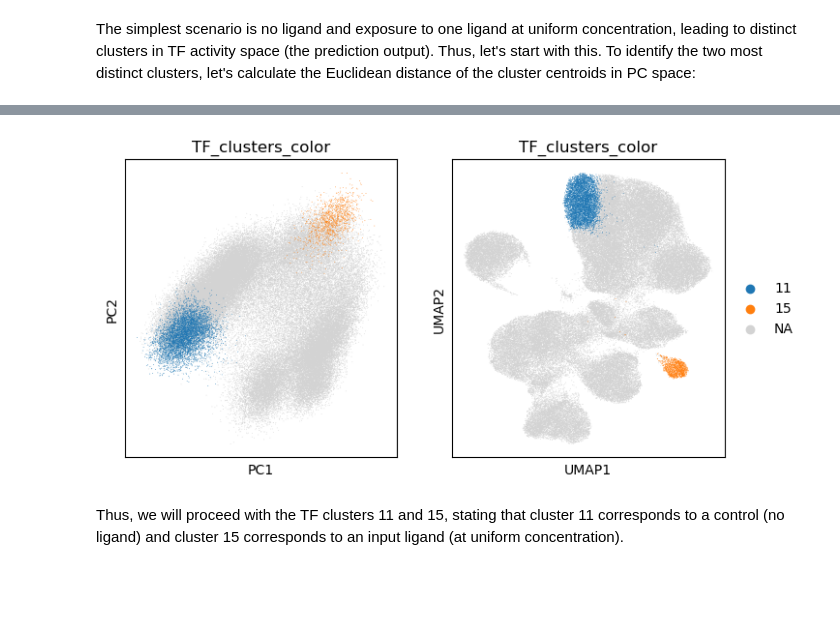
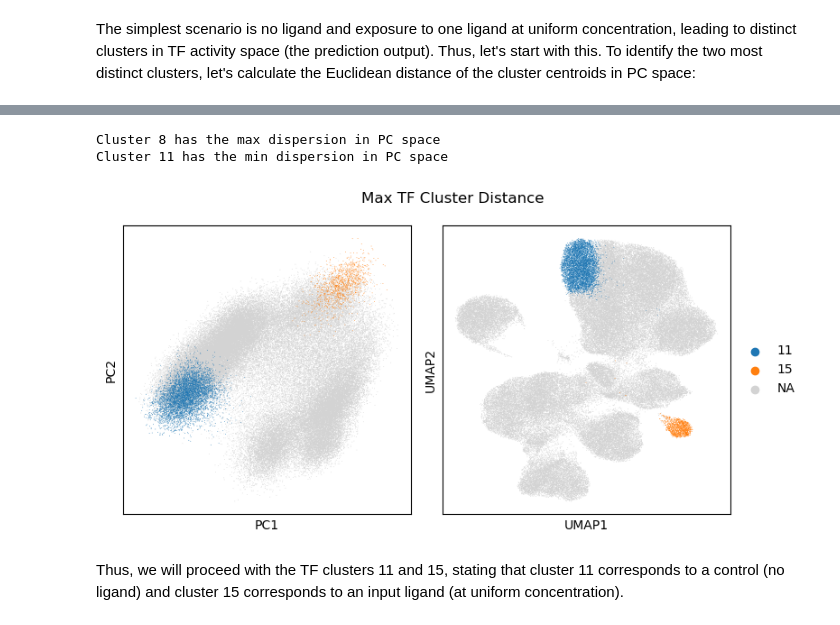
Before and after one commit to hmbaghdassarian/LEMBAS, a Jupyter notebook: notebooks/02_heterogeneity_performance.ipynb, the cells around one changed output, grey strips where cells are left out. Cells and saved outputs as stored; diff of their text form; code cells hidden in the pictures; blank space fills up the shorter version.

```diff
--- a/notebooks/02_heterogeneity_performance.ipynb
+++ b/notebooks/02_heterogeneity_performance.ipynb
@@ -40,12 +48,22 @@ The simplest scenario is no ligand and exposure to one ligand at uniform concent
 # %%
 group_label = 'TF_clusters' # ordered cateogry in obs
 
+pca_rank = tf_adata.uns['pca']['pca_rank']
+X_pca = tf_adata.obsm['X_pca'][:, :pca_rank] # PCA to pca_rank components
+
 clf = NearestCentroid()
-clf.fit(tf_adata.obsm['X_pca'][:, :tf_adata.uns['pca']['pca_rank']], np.array(tf_adata.obs[group_label]))
+clf.fit(X_pca, np.array(tf_adata.obs[group_label]))
 centroids = clf.centroids_ # group labels x n_pcs
 ped = squareform(pdist(centroids, 'euclidean')) # euclidean distance between all centroids
+
 max_clusters = np.unravel_index(np.argmax(ped), ped.shape)
 max_clusters = [clf.classes_[i] for i in max_clusters]
 print('Centroid euclidean distance in PC space is maximized between cluster {} and {} ({} PCs)'.format(*max_clusters, tf_adata.uns['pca']['pca_rank']))
+
+ped_ = ped.copy()
+np.fill_diagonal(ped_, np.inf)
+min_clusters = np.unravel_index(np.argmin(ped_), ped_.shape)
+min_clusters = [clf.classes_[i] for i in min_clusters]
+print('Centroid euclidean distance in PC space is minimized between cluster {} and {} ({} PCs)'.format(*min_clusters, tf_adata.uns['pca']['pca_rank']))
 # %% [output]
 Centroid euclidean distance in PC space is maximized between cluster 11 and 15 (8 PCs)
@@ -52,13 +93,43 @@ Centroid euclidean distance in PC space is maximized between cluster 11 and 15 (
+# %%
+WCSS = {}
+for i, centroid in enumerate(centroids):
+    cluster_label = clf.classes_[i]
+    cluster_indeces = cluster_map[cluster_map.TF_clusters == cluster_label].index.tolist()
+    cluster_points = X_pca[cluster_indeces,:]
+
+    # squared_distances = np.sum((cluster_points - centroid) ** 2, axis=1)
+    euclidean_distance = cdist(cluster_points, [centroid], 'euclidean')
+    squared_distances = np.sum(euclidean_distance**2, axis = 1)
+
+    WCSS[cluster_label] = np.sum(euclidean_distance**2)/cluster_points.shape[0]
+
+WCSS = pd.DataFrame(WCSS.items(), columns = ['TF_cluster', 'WCSS'])
+max_cluster, min_cluster = WCSS.loc[WCSS.WCSS.idxmax(), 'TF_cluster'], WCSS.loc[WCSS.WCSS.idxmin(),  'TF_cluster']
+print('Cluster {} has the max dispersion in PC space'.format(max_cluster))
+print('Cluster {} has the min dispersion in PC space'.format(min_cluster))
+# %% [output]
+Cluster 8 has the max dispersion in PC space
+Cluster 11 has the min dispersion in PC space
 # %%
 viz_adata = tf_adata.copy()
 viz_adata.obs[group_label + '_color'] = pd.Categorical(viz_adata.obs[group_label],
                                                        categories = max_clusters,
                                                        ordered = True)
 fig, ax = plt.subplots(ncols = 2, figsize = (8, 4))
 sc.pl.pca(viz_adata, color=group_label + '_color', ax = ax[0], show = False)
 ax[0].legend().set_visible(False)
-sc.pl.umap(viz_adata, color=group_label + '_color', ax = ax[1])
+ax[0].set_title('')
+sc.pl.umap(viz_adata, color=group_label + '_color', ax = ax[1], show = False)
+ax[1].set_title('')
+
+fig.suptitle('Max TF Cluster Distance')
+
+fig.tight_layout()
+# plt.savefig(fname = os.path.join(data_path, 'figures', 'tf_celltype_umap.png'),
+#             transparent = True,
+#             bbox_inches = 'tight')
+plt.show()
 # %% [output]
-[figure, old version]
+[figure, new version]
 # %% [markdown]
 Thus, we will proceed with the TF clusters 11 and 15, stating that cluster 11 corresponds to a control (no ligand) and cluster 15 corresponds to an input ligand (at uniform concentration).
```
Also changed, not shown: parts of 25 cells of this notebook, 8 other files.
